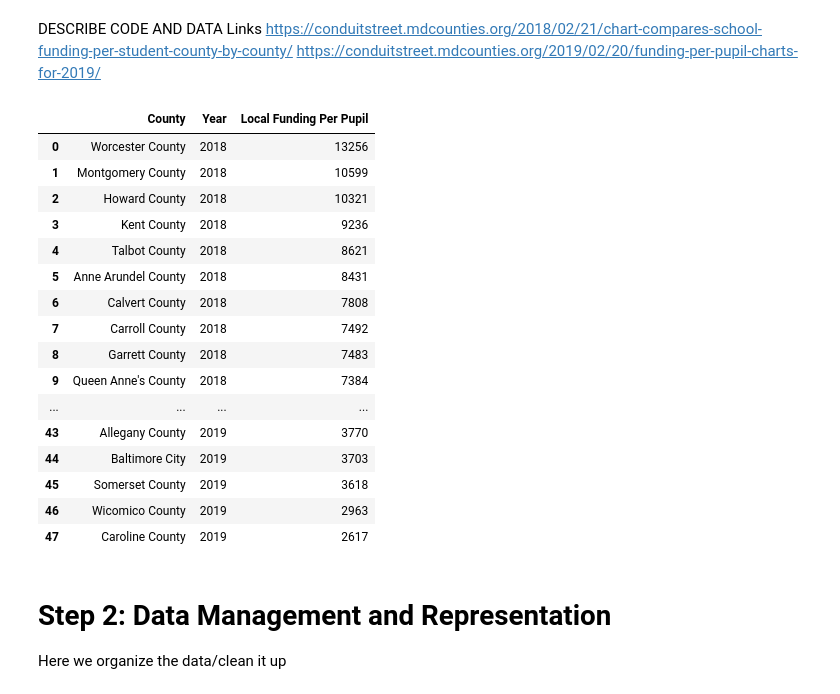
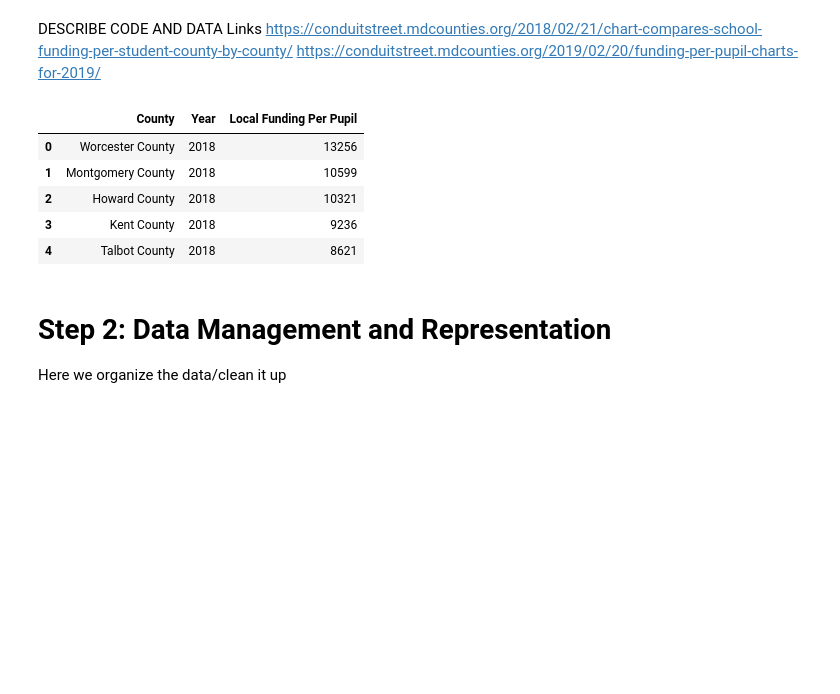
Before and after one commit to lgmueller/lgmueller.github.io, a Jupyter notebook: final-project/final-project.ipynb, the cells around one changed output. Saved outputs shown, nothing was run; the diff lists cells and outputs as text; code cells hidden in the pictures; blank space fills up the shorter version.

```diff
--- a/final-project/final-project.ipynb
+++ b/final-project/final-project.ipynb
@@ -101,27 +85,16 @@ https://conduitstreet.mdcounties.org/2019/02/20/funding-per-pupil-charts-for-201
 # %%
 # LOCAL FUNDING PER PUPIL
 
 # Read CSV for median household income
 funding_data = pd.read_csv("https://raw.githubusercontent.com/lgmueller/lgmueller.github.io/main/Local%20Funding%20for%20Public%20Schools%20Per%20Pupil.csv")
-funding_data
+funding_data.head()
 # %% [output]
 |  | County | Year | Local Funding Per Pupil |
 | 0 | Worcester County | 2018 | 13256 |
 | 1 | Montgomery County | 2018 | 10599 |
 | 2 | Howard County | 2018 | 10321 |
 | 3 | Kent County | 2018 | 9236 |
 | 4 | Talbot County | 2018 | 8621 |
-| 5 | Anne Arundel County | 2018 | 8431 |
-| 6 | Calvert County | 2018 | 7808 |
-| 7 | Carroll County | 2018 | 7492 |
-| 8 | Garrett County | 2018 | 7483 |
-| 9 | Queen Anne's County | 2018 | 7384 |
-| ... | ... | ... | ... |
-| 43 | Allegany County | 2019 | 3770 |
-| 44 | Baltimore City | 2019 | 3703 |
-| 45 | Somerset County | 2019 | 3618 |
-| 46 | Wicomico County | 2019 | 2963 |
-| 47 | Caroline County | 2019 | 2617 |
 # %% [markdown]
 # Step 2: Data Management and Representation
 
```
Also changed, not shown: parts of 10 cells of this notebook, 1 other file.
